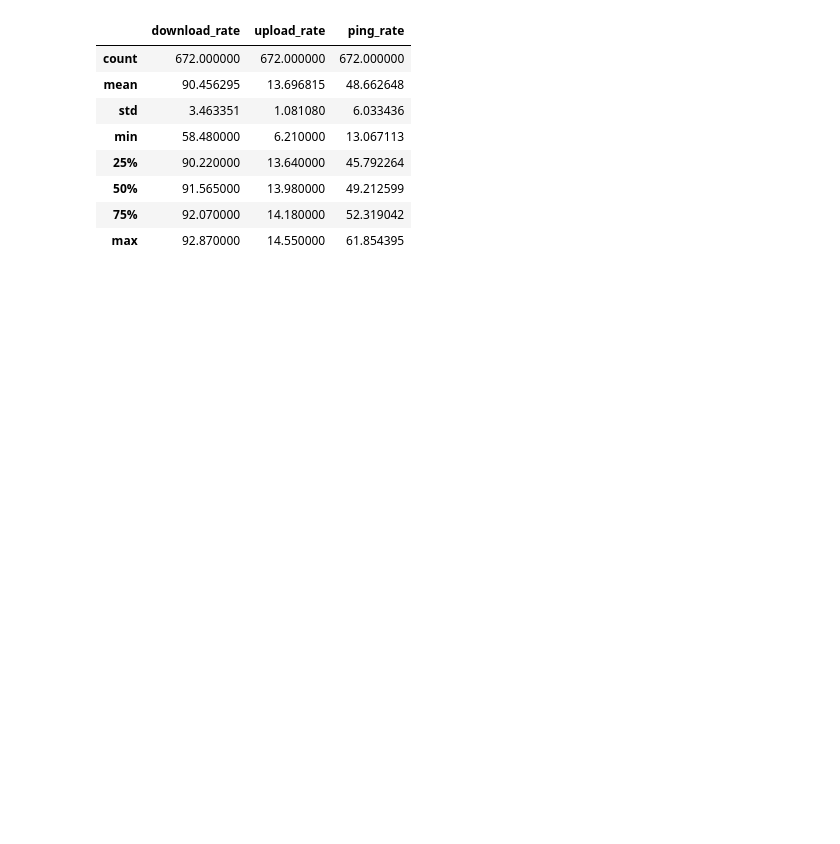
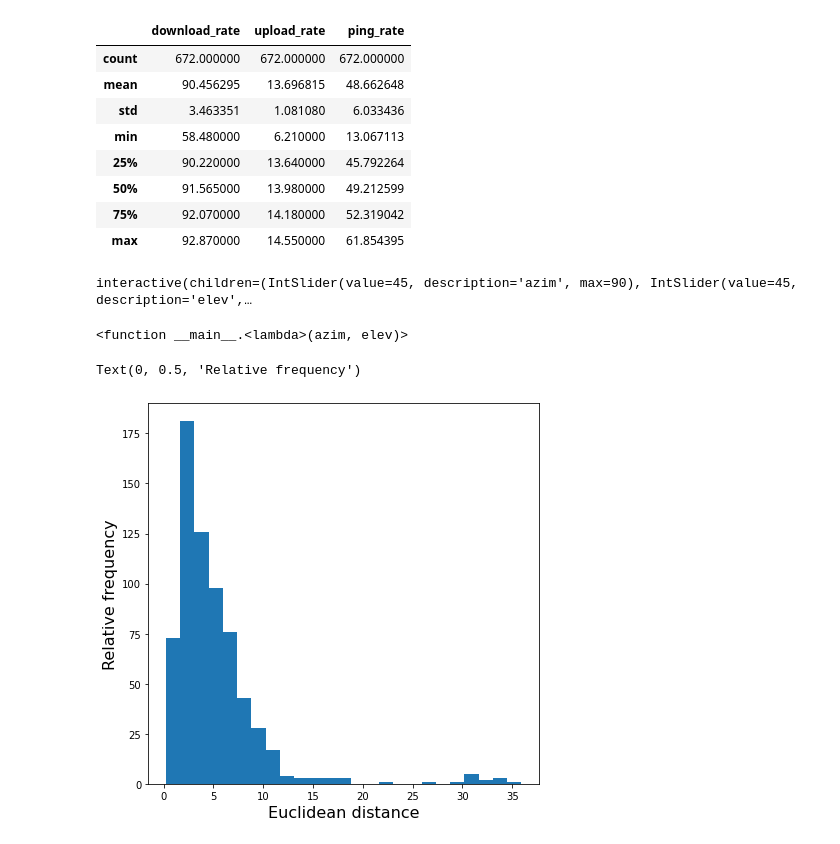
Before and after one commit to FranciscoFavela/Analisis-De-Datos-Masivos, a Jupyter notebook: Unidad 4/Práctica de laboratorio Detección de anomalías en medidores de Internet.ipynb, the cells around one changed output. Drawn from its saved outputs; the diff is of its cells as text; code cells hidden in the pictures; blank space fills up the shorter version.

```diff
--- a/Unidad 4/Práctica de laboratorio Detección de anomalías en medidores de Internet.ipynb
+++ b/Unidad 4/Práctica de laboratorio Detección de anomalías en medidores de Internet.ipynb
@@ -45,0 +67,22 @@ df_rates.describe()
+# %%
+xi = df_rates['download_rate']
+yi = df_rates['upload_rate']
+zi = df_rates['ping_rate']
+interact(lambda azim, elev: scatter_view(xi, yi, zi, azim, elev),
+         azim=(0, 90), elev=(0, 90))
+# %% [output]
+interactive(children=(IntSlider(value=45, description='azim', max=90), IntSlider(value=45, description='elev',…
+<function __main__.<lambda>(azim, elev)>
+# %%
+mu = df_rates.mean()
+# %%
+euclid_sq = np.square(df_rates - mu).sum(axis=1)
+euclid = np.sqrt(euclid_sq)
+# %%
+fig = plt.figure(figsize=(7, 7))
+plt.hist(euclid,25)
+plt.xlabel('Euclidean distance', fontsize=16)
+plt.ylabel('Relative frequency', fontsize=16)
+# %% [output]
+Text(0, 0.5, 'Relative frequency')
+[figure, added]
```
Also changed, not shown: parts of 10 cells of this notebook, 1 other file.
